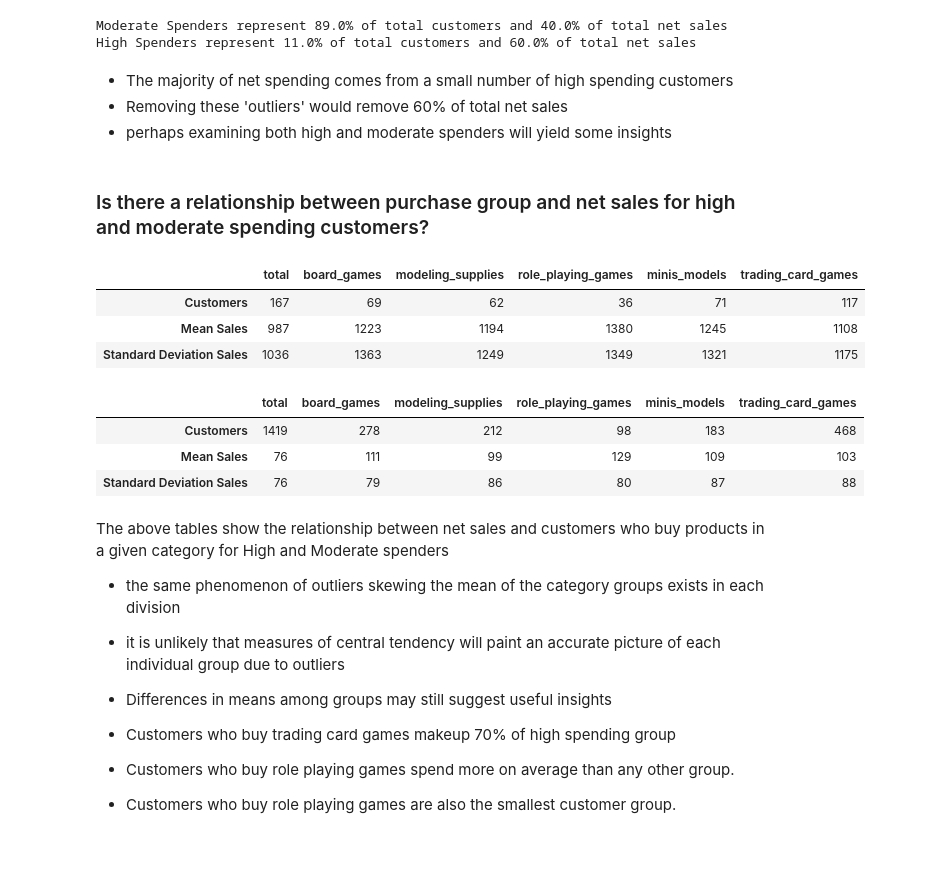
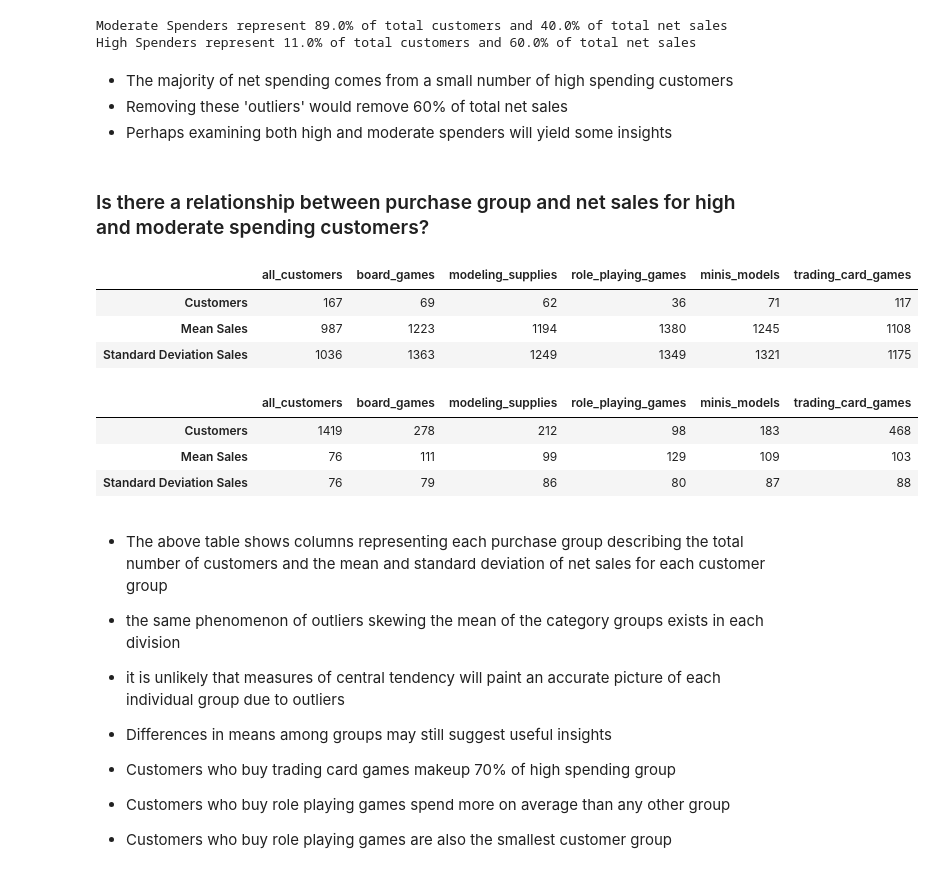
Before and after one commit to Johndsalas/customer_interest_analysis, a Jupyter notebook: main.ipynb, the cells around one changed output. Saved outputs shown, nothing was run; the diff lists cells and outputs as text; code cells hidden in the pictures.

```diff
--- a/exploration.ipynb
+++ b/main.ipynb
@@ -60,7 +60,8 @@ For a detailed description of how that data was prepared including the criteria
 |'Category Name'|Number of items purchased from this category in 2023|
 |Net Sales|Total money spent excluding tax and discounts in 2003|
 # %%
-df = wp.get_prepared_profiles_data()
+# get prepared data
+df = w.get_prepared_profiles_data()
 # %% [markdown]
 ## Explore
 # %% [markdown]
@@ -218,8 +225,9 @@ ep.get_sales_dist(df)
 * Customers with net sales of more than 1.5 times the IQR higher than the 75th percentile are designated high spenders
 * Other customers are designated moderate spenders
 # %%
-df_mod, df_high = ep.get_high_mod_sales(df)
-ep.get_grouped_sales_dists(df_mod, df_high)
+# get high/mod chart
+df_mod, df_high = e.get_high_mod_sales(df)
+e.get_grouped_sales_dists(df_mod, df_high)
 # %% [output]
 [figure]
 # %% [markdown]
@@ -241,34 +250,35 @@ High Spenders represent 11.0% of total customers and 60.0% of total net sales
 # %% [markdown]
 * The majority of net spending comes from a small number of high spending customers
 * Removing these 'outliers' would remove 60% of total net sales
-* perhaps examining both high and moderate spenders will yield some insights
+* Perhaps examining both high and moderate spenders will yield some insights
 # %% [markdown]
 ### Is there a relationship between purchase group and net sales for high and moderate spending customers?
 # %%
-ep.get_major_sales(df_high)
+# get mod sales chart
+e.get_major_sales(df_high)
 # %% [output]
-|  | total | board_games | modeling_supplies | role_playing_games | minis_models | trading_card_games |
+|  | all_customers | board_games | modeling_supplies | role_playing_games | minis_models | trading_card_games |
 | Customers | 167 | 69 | 62 | 36 | 71 | 117 |
 | Mean Sales | 987 | 1223 | 1194 | 1380 | 1245 | 1108 |
 | Standard Deviation Sales | 1036 | 1363 | 1249 | 1349 | 1321 | 1175 |
 # %%
-ep.get_major_sales(df_mod)
+# get major sales chart
+e.get_major_sales(df_mod)
 # %% [output]
-|  | total | board_games | modeling_supplies | role_playing_games | minis_models | trading_card_games |
+|  | all_customers | board_games | modeling_supplies | role_playing_games | minis_models | trading_card_games |
 | Customers | 1419 | 278 | 212 | 98 | 183 | 468 |
 | Mean Sales | 76 | 111 | 99 | 129 | 109 | 103 |
 | Standard Deviation Sales | 76 | 79 | 86 | 80 | 87 | 88 |
 # %% [markdown]
-The above tables show the relationship between net sales and customers who buy products in a given category for High and Moderate spenders
-
+* The above table shows columns representing each purchase group describing the total number of customers and the mean and standard deviation of net sales for each customer group
 * the same phenomenon of outliers skewing the mean of the category groups exists in each division
 * it is unlikely that measures of central tendency will paint an accurate picture of each individual group due to outliers
 * Differences in means among groups may still suggest useful insights
 
 * Customers who buy trading card games makeup 70% of high spending group
 
-* Customers who buy role playing games spend more on average than any other group.
-* Customers who buy role playing games are also the smallest customer group.
+* Customers who buy role playing games spend more on average than any other group
+* Customers who buy role playing games are also the smallest customer group
 # %% [markdown]
 # Conclusion
 
```
Also changed, not shown: parts of 16 cells of this notebook, 15 other files.
